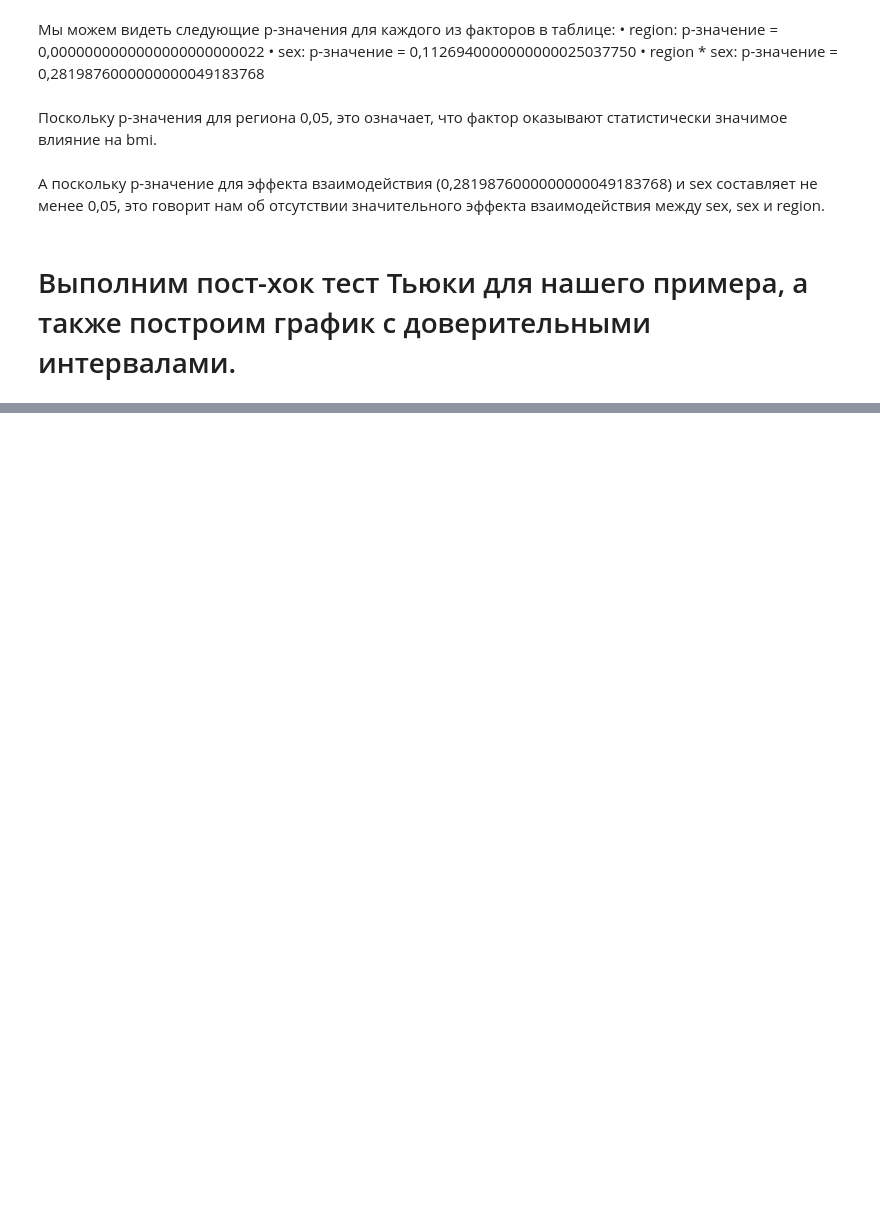
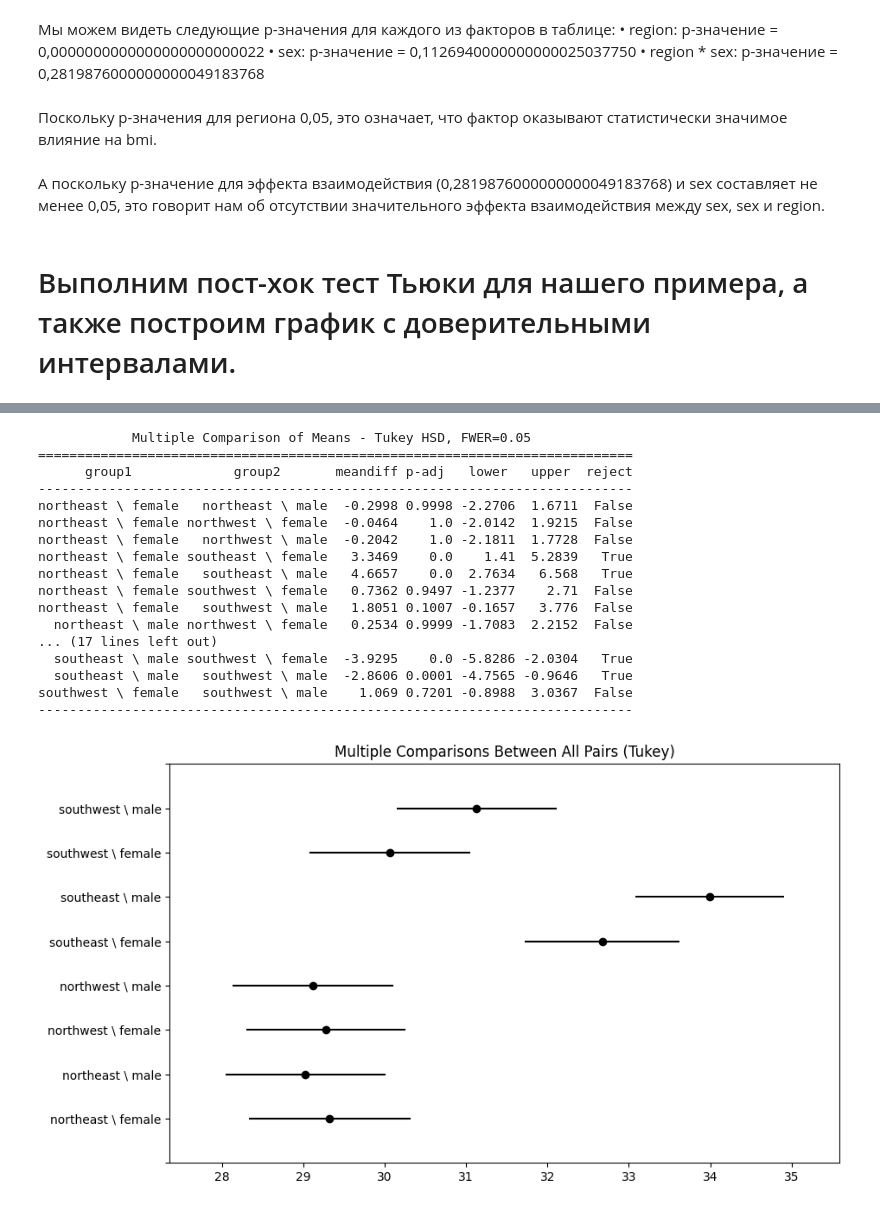
Before and after one commit to FilippYV/Big_Data_analysis_technologies_and_tools, a Jupyter notebook: Helping_friends/sasha/Pr_4/Pr_4.ipynb, the cells around one changed output, grey strips where cells are left out. Drawn from its saved outputs; the diff is of its cells as text; code cells hidden in the pictures; blank space fills up the shorter version.

```diff
--- a/Helping_friends/sasha/Pr_4/Pr_4.ipynb
+++ b/Helping_friends/sasha/Pr_4/Pr_4.ipynb
@@ -473,4 +628,23 @@ anova_two
 # %%
 tukey = pairwise_tukeyhsd(endog = anova_two['bmi'], groups=anova_two['combo'], alpha=0.05)
 tukey.plot_simultaneous()
-tukey.summary()
+print(tukey.summary())
+# %% [output]
+            Multiple Comparison of Means - Tukey HSD, FWER=0.05
+============================================================================
+      group1             group2       meandiff p-adj   lower   upper  reject
+----------------------------------------------------------------------------
+northeast \ female   northeast \ male  -0.2998 0.9998 -2.2706  1.6711  False
+northeast \ female northwest \ female  -0.0464    1.0 -2.0142  1.9215  False
+northeast \ female   northwest \ male  -0.2042    1.0 -2.1811  1.7728  False
+northeast \ female southeast \ female   3.3469    0.0    1.41  5.2839   True
+northeast \ female   southeast \ male   4.6657    0.0  2.7634   6.568   True
+northeast \ female southwest \ female   0.7362 0.9497 -1.2377    2.71  False
+northeast \ female   southwest \ male   1.8051 0.1007 -0.1657   3.776  False
+  northeast \ male northwest \ female   0.2534 0.9999 -1.7083  2.2152  False
+... (17 lines left out)
+  southeast \ male southwest \ female  -3.9295    0.0 -5.8286 -2.0304   True
+  southeast \ male   southwest \ male  -2.8606 0.0001 -4.7565 -0.9646   True
+southwest \ female   southwest \ male    1.069 0.7201 -0.8988  3.0367  False
+----------------------------------------------------------------------------
+[figure, added]
```
Also changed, not shown: parts of 29 cells of this notebook, 10 other files.
